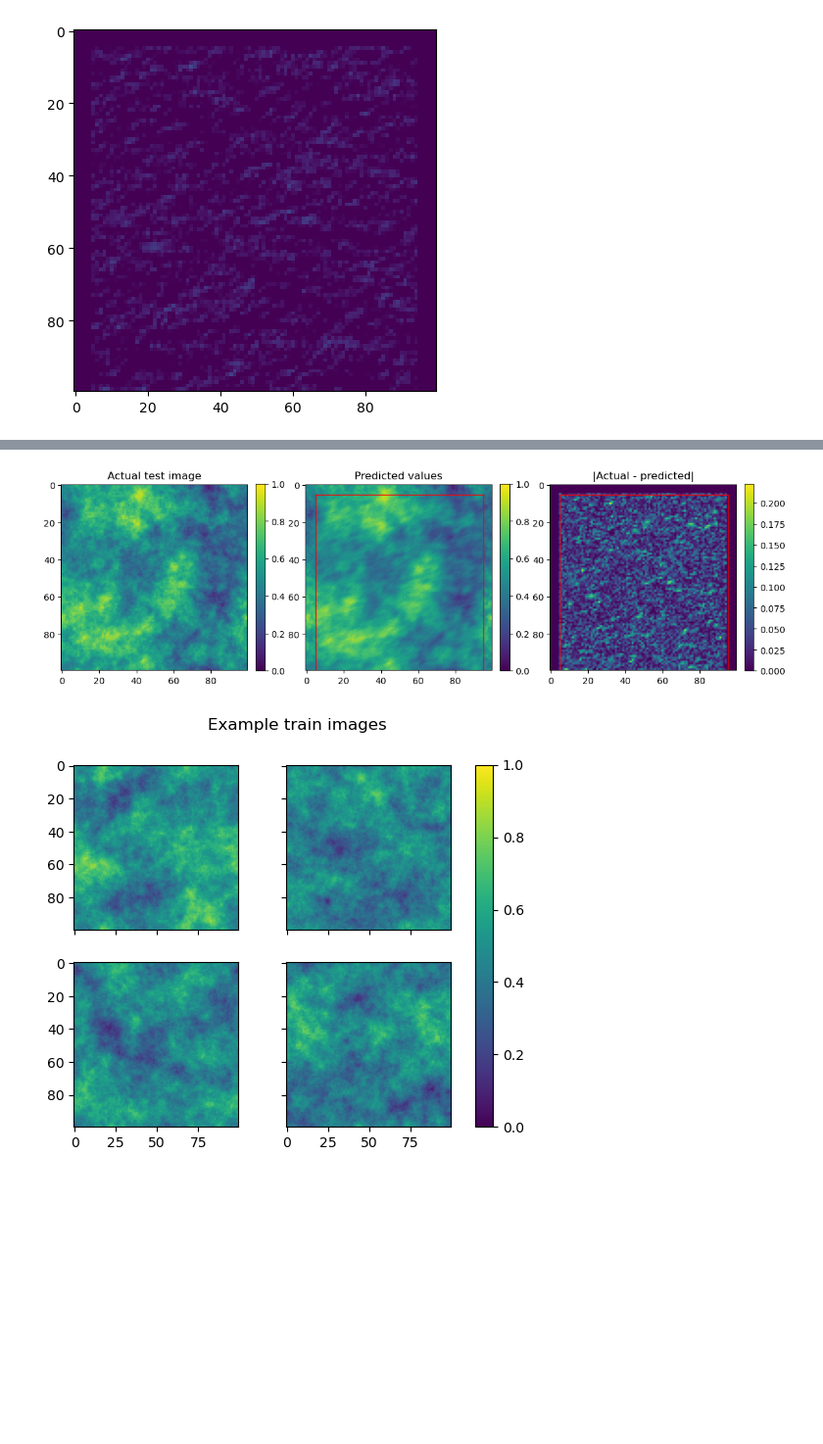
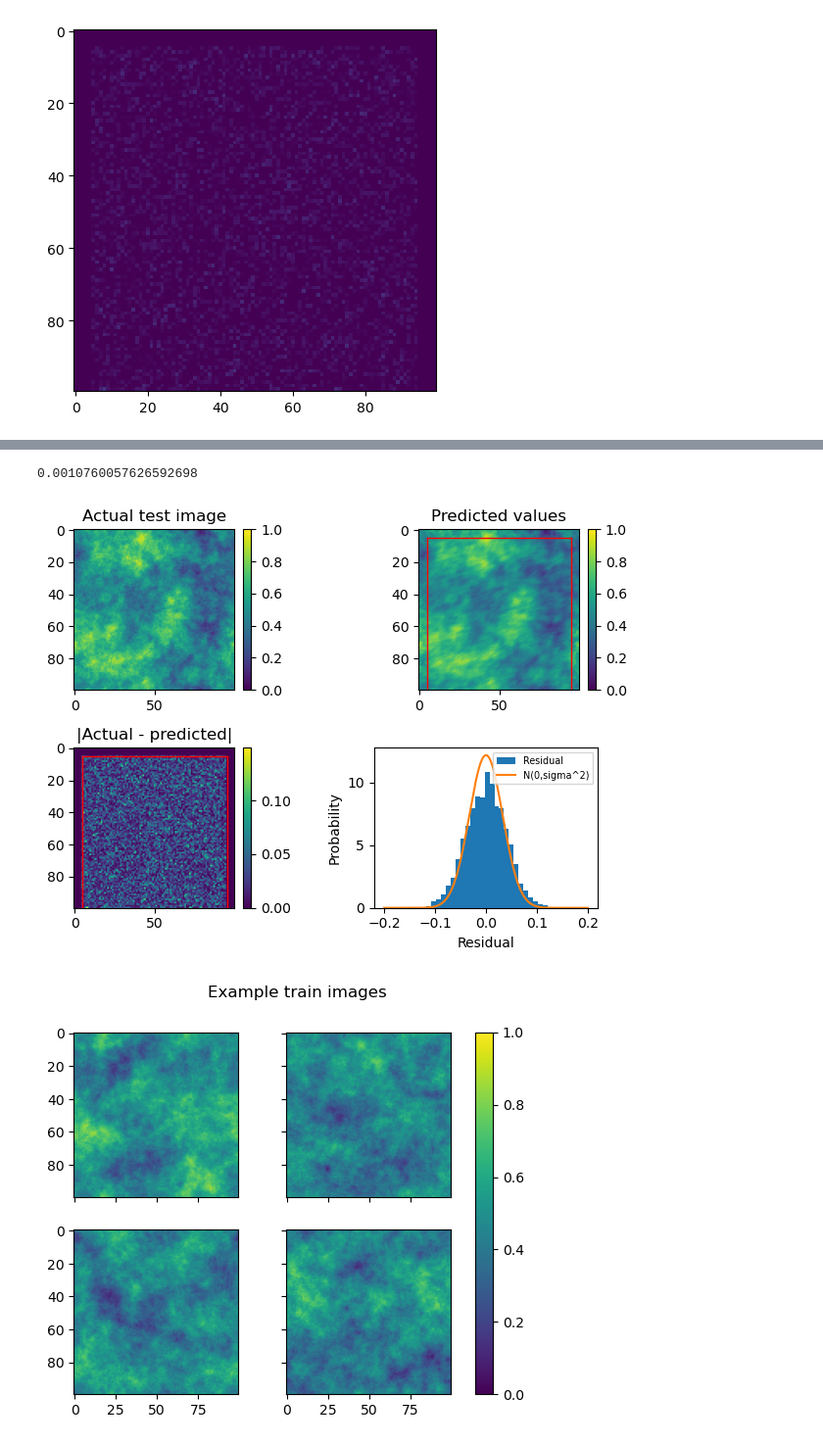
Before and after one commit to torgeirlw/master_git, a Jupyter notebook: linear_gen/lin_gen_gauss.ipynb, the cells around one changed output, grey strips where cells are left out. Shown at 98% size. Drawn from its saved outputs; the diff is of its cells as text; code cells hidden in the pictures; blank space fills up the shorter version.

```diff
--- a/linear_gen/lin_gen_gauss.ipynb
+++ b/linear_gen/lin_gen_gauss.ipynb
@@ -101,28 +133,29 @@ def seq_sim(new_im, params, nbh_size):
     betas, sigma2 = params
     #new_im = np.zeros(im_shape)
     #new_im = dataset[4]
-    #new_im_sample = new_im.copy()
+    new_im_sample = new_im.copy()
     pred_im = new_im.copy()
     m, n = nbh_size
-    for i in range(m, new_im.shape[0]):
+    for i in range(5, new_im.shape[0]):
         for j in range(n, new_im.shape[1]-n):
-            neighborhood = new_im[i-m:i,j-n:j+n+1]
-            #neighborhood = new_im_sample[i-m:i,j-n:j+n+1]
+            #neighborhood = new_im[i-m:i,j-n:j+n+1]
+            neighborhood = new_im_sample[(i+1-m):i+1,(j-n):(j+n+1)]
             flat_n = neighborhood.flatten()
 
             dlt = n
 
-            nbh_ij = flat_n[:-(dlt+1)]
+            #nbh_ij = flat_n[:-(dlt+1)]
+            nbh_ij = flat_n[:-(dlt)]
+            #mu_pred = np.dot(betas[:],nbh_ij)
+            mu_pred = nbh_ij[:-1]@betas[1:]+betas[0]
 
-            mu_pred = np.dot(betas[:],nbh_ij)
-
-            #sample = np.random.normal(mu_pred, np.sqrt(sigma2))
+            sample = np.random.normal(mu_pred, np.sqrt(sigma2))
             pred = mu_pred
 
             #new_im_sample[i,j] = sample
             pred_im[i,j] = pred
 
-    return pred_im
+    return pred_im #new_im_sample
 # %%
 seq_sim_sample = seq_sim(test_dataset[2],parameters_estimate, (5,5))
 # %%
@@ -210,40 +284,51 @@ plt.imshow(test_dataset[7]-seq_sim_pred, vmin=0,vmax=1)
+# %%
+parameters_estimate[1]
+# %% [output]
+0.0010760057626592698
 # %%
-fig, axes = plt.subplots(nrows=1, ncols=3)#,sharex=True, sharey=True)
+fig, axes = plt.subplots(nrows=2, ncols=2)#,sharex=True, sharey=True)
 
 im = axes.flat[0].imshow(test_dataset[7], vmin=0, vmax=1)
-plt.colorbar(im, ax=axes[0],fraction=0.046, pad=0.04)
-axes[0].set_title("Actual test image")
+plt.colorbar(im, ax=axes[0,0],fraction=0.046, pad=0.04)
+axes[0,0].set_title("Actual test image")
 
 x = [5, 95]
 y = [5, 5]
 xx = [5, 5]
 yy = [5, 99]
 xxx = [95, 95]
 yyy = [5, 99]
-axes[1].plot(x, y, color="red", linewidth=1)
-axes[1].plot(xx, yy, color="red", linewidth=1)
-axes[1].plot(xxx, yyy, color="red", linewidth=1)
+axes[0,1].plot(x, y, color="red", linewidth=1)
+axes[0,1].plot(xx, yy, color="red", linewidth=1)
+axes[0,1].plot(xxx, yyy, color="red", linewidth=1)
 im = axes.flat[1].imshow(seq_sim_pred, vmin=0, vmax=1)
-plt.colorbar(im, ax=axes[1],fraction=0.046, pad=0.04)
-axes[1].set_title("Predicted values")
+plt.colorbar(im, ax=axes[0,1],fraction=0.046, pad=0.04)
+axes[0,1].set_title("Predicted values")
 
 
-axes[2].plot(x, y, color="red", linewidth=1)
-axes[2].plot(xx, yy, color="red", linewidth=1)
-axes[2].plot(xxx, yyy, color="red", linewidth=1)
+axes[1,0].plot(x, y, color="red", linewidth=1)
+axes[1,0].plot(xx, yy, color="red", linewidth=1)
+axes[1,0].plot(xxx, yyy, color="red", linewidth=1)
 im = axes.flat[2].imshow(np.abs(test_dataset[7]-seq_sim_pred))#, vmin=0, vmax=1)
-plt.colorbar(im, ax=axes[2],fraction=0.046, pad=0.04)
-axes[2].set_title("|Actual - predicted|")
+plt.colorbar(im, ax=axes[1,0],fraction=0.046, pad=0.04)
+axes[1,0].set_title("|Actual - predicted|")
 #axes.cax.colorbar(im)
 #axes.cax.toggle_label(True)
 #fig.colorbar(im)
 #fig.tight_layout()
-fig.set_figheight(5)
-fig.set_figwidth(14)
+x = np.arange(-0.2, 0.2, 0.0001)
+axes[1,1].hist((test_dataset[7][5:,5:95]-seq_sim_pred[5:,5:95]).flatten(), bins=30, density=True,label="Residual")
+axes[1,1].plot(x, norm.pdf(x, 0, np.sqrt(parameters_estimate[1])), label= 'N(0,sigma^2)')
+axes[1,1].set_xlabel('Residual')
+axes[1,1].set_ylabel('Probability')
+axes[1,1].legend(loc='upper right',fontsize='x-small')
+#fig.set_figheight(5)
+#fig.set_figwidth(14)
+fig.tight_layout()
 plt.savefig('../figures/GRF_pred_and_actual.jpg')
 plt.show()
 # %% [output]
-[figure, old version]
+[figure, new version]
 # %%
 #plot train im
 
```
Also changed, not shown: parts of 16 cells of this notebook, 17 other files.
